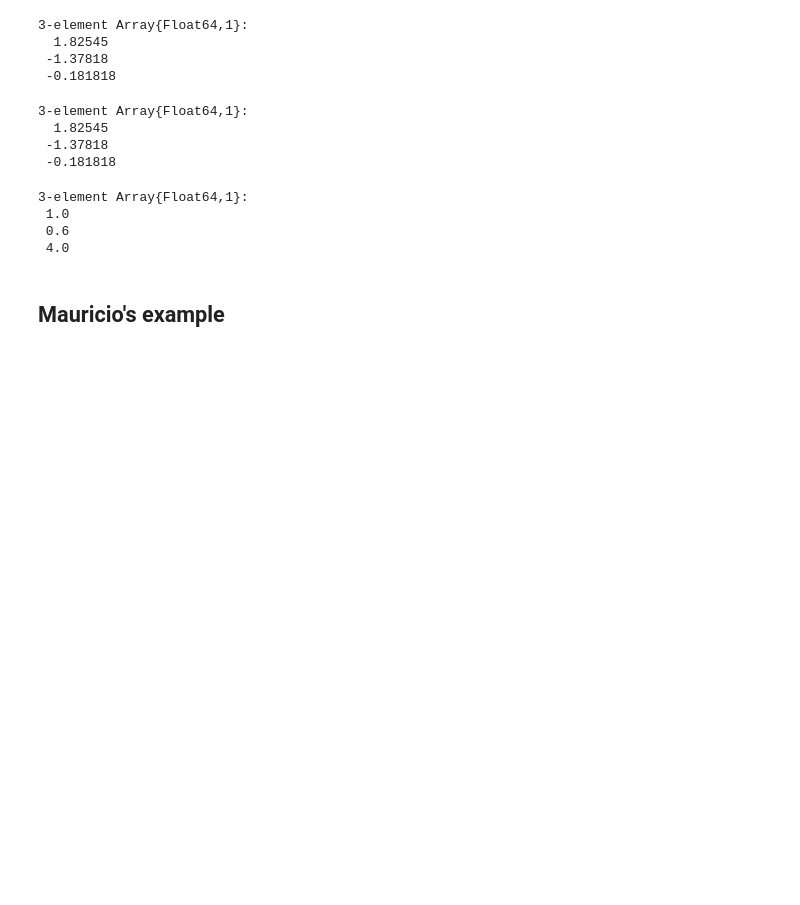
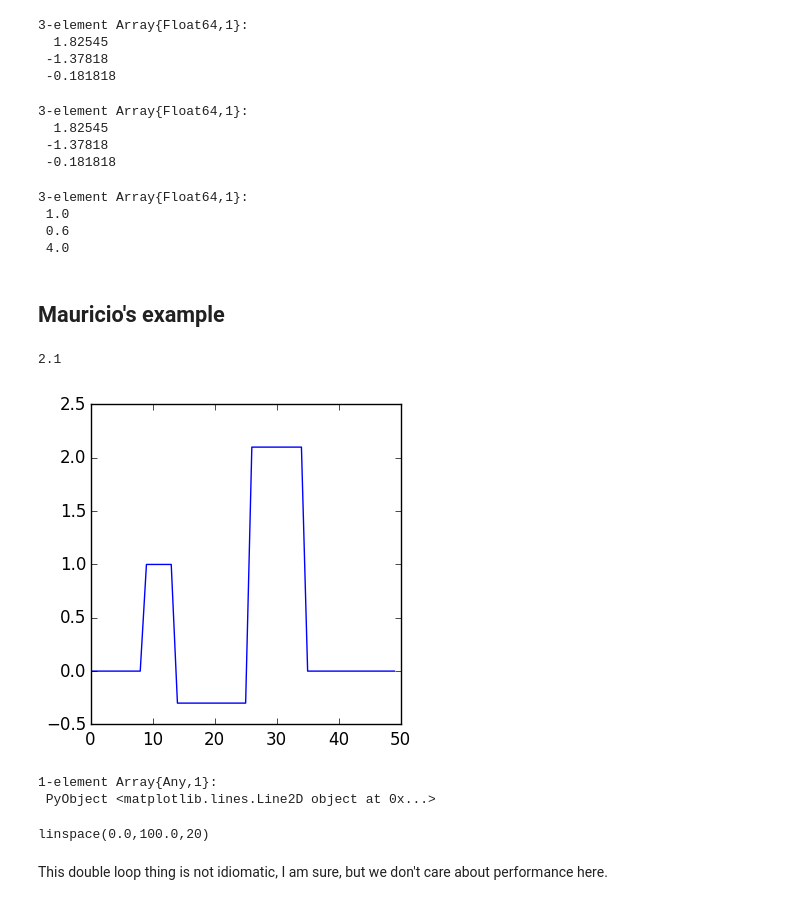
Before and after one commit to kwinkunks/axb, a Jupyter notebook: Julia.ipynb, the cells around one changed output. Saved outputs shown, nothing was run; the diff lists cells and outputs as text; code cells hidden in the pictures; blank space fills up the shorter version.

```diff
--- a/Julia.ipynb
+++ b/Julia.ipynb
@@ -37,3 +39,12 @@ A * x
  4.0
 # %% [markdown]
 ## Mauricio's example
+# %%
+# Define model m
+M = 50
+m = zeros(M, 1)
+m[10:15,:] = 1.0
+m[15:27,:] = -0.3
+m[27:35,:] = 2.1
+# %% [output]
+2.1
@@ -39,0 +53,20 @@ A * x
+# %%
+figure(figsize=(4,4))
+plot(m)
+# %% [output]
+[figure, added]
+1-element Array{Any,1}:
+ PyObject <matplotlib.lines.Line2D object at 0x...>
+# %%
+# Discrete kernel G
+N = 20
+L = 100
+α = 0.8
+
+x = linspace(0, M-1, 50) * L/(M-1)
+dx = L/(M-1)
+r = linspace(0, N-1, 20) * L/(N-1)
+# %% [output]
+linspace(0.0,100.0,20)
+# %% [markdown]
+This double loop thing is not idiomatic, I am sure, but we don't care about performance here.
```
Also changed, not shown: parts of 10 cells of this notebook, 1 other file.
